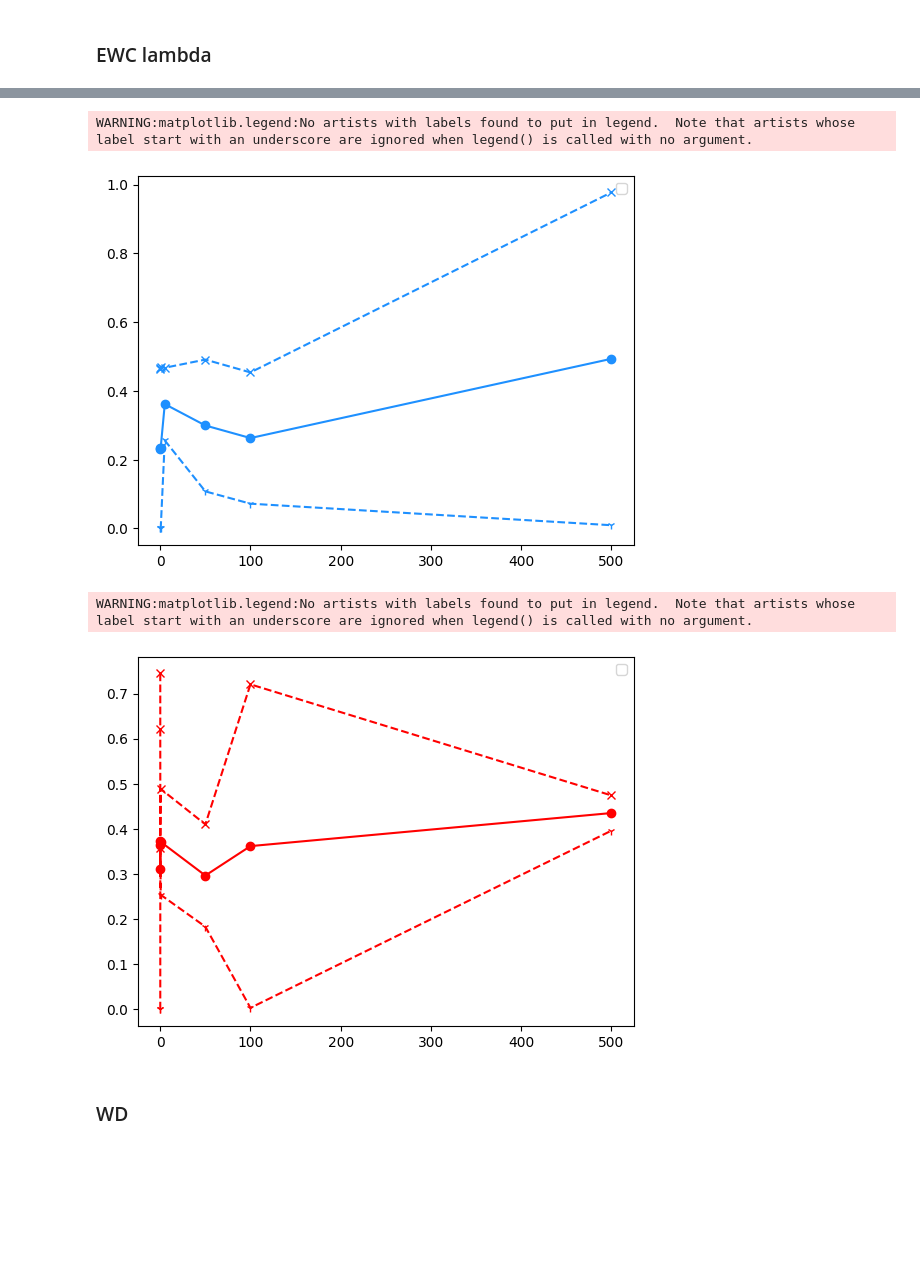
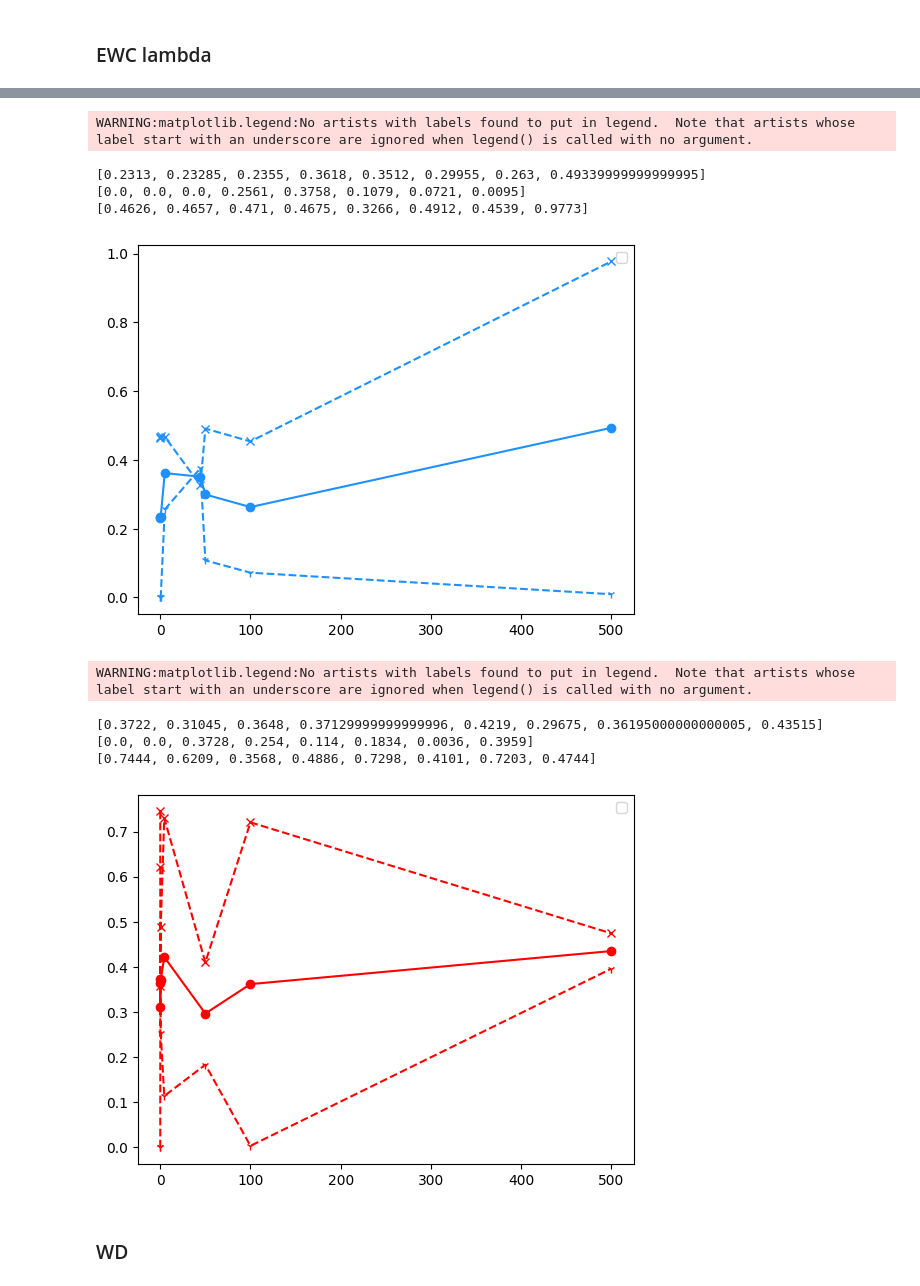
Before and after one commit to itsmemala/FABR, a Jupyter notebook: CL_Metrics.ipynb, the cells around one changed output, grey strips where cells are left out. Drawn from its saved outputs; the diff is of its cells as text; code cells hidden in the pictures; blank space fills up the shorter version.

Commit message:
Collas prep updates

```diff
--- a/CL_Metrics.ipynb
+++ b/CL_Metrics.ipynb
@@ -599,6 +644,9 @@ paths_ancl = ['/content/gdrive/MyDrive/Collas24/IntentSH_EWCMax_wlast_2tasks/'
               ,'/content/gdrive/MyDrive/Collas24/IntentSH_EWCMax_wlast_2tasks.5/'
               ,'/content/gdrive/MyDrive/Collas24/IntentSH_EWCMax_wlast_2tasks.6/'
               ]
+x_vals = [0.00001, 0.001, 0.01, 0.02, 0.22, 50, 100, 500] # x 10^5
+# 0.001, 100 (x 10^5)
+
 for rand_idx,color in zip([0],['gold']):
     l1 = []
     l2 = []
@@ -614,9 +662,13 @@ for rand_idx,color in zip([0],['gold']):
         l2.append(get_oldtask(ypath))
         l3.append(get_newtask(ypath))
 
-    plt.plot([0.00001, 0.001, 0.01, 0.02, 1.67, 50, 100, 500], l1, marker='o', color=color)
-    plt.plot([0.00001, 0.001, 0.01, 0.02, 1.67, 50, 100, 500], l2, '--', marker='1', color=color)
-    plt.plot([0.00001, 0.001, 0.01, 0.02, 1.67, 50, 100, 500], l3, '--', marker='x', color=color)
+    plt.plot(x_vals, l1, marker='o', color=color)
+    plt.plot(x_vals, l2, '--', marker='1', color=color)
+    plt.plot(x_vals, l3, '--', marker='x', color=color)
+
+print(l1)
+print(l2)
+print(l3)
 
 plt.legend()
 plt.show()
@@ -633,6 +688,9 @@ paths_ancl = ['/content/gdrive/MyDrive/Collas24/IntentSH_EWCMax_wlast_2tasks/'
               ,'/content/gdrive/MyDrive/Collas24/IntentSH_EWCMax_wlast_2tasks.5/'
               ,'/content/gdrive/MyDrive/Collas24/IntentSH_EWCMax_wlast_2tasks.6/'
               ]
+x_vals = [0.00001, 0.001, 0.5, 5, 44.44, 50, 100, 500] # x 10^5
+# 5, 44.44
+
 for rand_idx,color in zip([3],['dodgerblue']):
     l1 = []
     l2 = []
@@ -648,48 +706,66 @@ for rand_idx,color in zip([3],['dodgerblue']):
         l2.append(get_oldtask(ypath))
         l3.append(get_newtask(ypath))
 
-    plt.plot([0.00001, 0.001, 0.5, 5, 50, 100, 500], l1, marker='o', color=color)
-    plt.plot([0.00001, 0.001, 0.5, 5, 50, 100, 500], l2, '--', marker='1', color=color)
-    plt.plot([0.00001, 0.001, 0.5, 5, 50, 100, 500], l3, '--', marker='x', color=color)
+    plt.plot(x_vals, l1, marker='o', color=color)
+    plt.plot(x_vals, l2, '--', marker='1', color=color)
+    plt.plot(x_vals, l3, '--', marker='x', color=color)
+
+print(l1)
+print(l2)
+print(l3)
 
 plt.legend()
 plt.show()
 # %% [output]
 WARNING:matplotlib.legend:No artists with labels found to put in legend.  Note that artists whose label start with an underscore are ignored when legend() is called with no argument.
+[0.2313, 0.23285, 0.2355, 0.3618, 0.3512, 0.29955, 0.263, 0.49339999999999995]
+[0.0, 0.0, 0.0, 0.2561, 0.3758, 0.1079, 0.0721, 0.0095]
+[0.4626, 0.4657, 0.471, 0.4675, 0.3266, 0.4912, 0.4539, 0.9773]
-[figure, old version]
+[figure, new version]
 # %%
 paths_ancl = ['/content/gdrive/MyDrive/Collas24/IntentSH_EWCMax_wlast_2tasks/'
               ,'/content/gdrive/MyDrive/Collas24/IntentSH_EWCMax_wlast_2tasks.2/'
               ,'/content/gdrive/MyDrive/Collas24/IntentSH_EWCMax_wlast_2tasks.11/'
               ,'/content/gdrive/MyDrive/Collas24/IntentSH_EWCMax_wlast_2tasks.9/'
+              ,'/content/gdrive/MyDrive/Collas24/IntentSH_EWCMax_wlast_2tasks.14/'
               ,'/content/gdrive/MyDrive/Collas24/IntentSH_EWCMax_wlast_2tasks.4/'
               ,'/content/gdrive/MyDrive/Collas24/IntentSH_EWCMax_wlast_2tasks.5/'
               ,'/content/gdrive/MyDrive/Collas24/IntentSH_EWCMax_wlast_2tasks.6/'
               ]
+x_vals = [0.00001, 0.001, 0.05, 0.5, 4.44, 50, 100, 500] # x 10^5
+# 0.05, 0.5, 500
+
 for rand_idx,color in zip([6],['red']):
     l1 = []
     l2 = []
     l3 = []
     for path in paths_ancl:
         expt = 'random'+str(rand_idx)+'_seed0_task1'
         # x = np.loadtxt(path+expt+'wd.txt', dtype=float)
 
         ypath = path + get_res_fname(rand_idx,path)
 
         l1.append(get_overall_f1(ypath))
         # l2.append(get_forgetting(ypath))
         l2.append(get_oldtask(ypath))
         l3.append(get_newtask(ypath))
 
-    plt.plot([0.00001, 0.001, 0.05, 0.5, 50, 100, 500], l1, marker='o', color=color)
-    plt.plot([0.00001, 0.001, 0.05, 0.5,  50, 100, 500], l2, '--', marker='1', color=color)
-    plt.plot([0.00001, 0.001, 0.05, 0.5,  50, 100, 500], l3, '--', marker='x', color=color)
+    plt.plot(x_vals, l1, marker='o', color=color)
+    plt.plot(x_vals, l2, '--', marker='1', color=color)
+    plt.plot(x_vals, l3, '--', marker='x', color=color)
+
+print(l1)
+print(l2)
+print(l3)
 
 plt.legend()
 plt.show()
 # %% [output]
 WARNING:matplotlib.legend:No artists with labels found to put in legend.  Note that artists whose label start with an underscore are ignored when legend() is called with no argument.
+[0.3722, 0.31045, 0.3648, 0.37129999999999996, 0.4219, 0.29675, 0.36195000000000005, 0.43515]
+[0.0, 0.0, 0.3728, 0.254, 0.114, 0.1834, 0.0036, 0.3959]
+[0.7444, 0.6209, 0.3568, 0.4886, 0.7298, 0.4101, 0.7203, 0.4744]
-[figure, old version]
+[figure, new version]
 # %%
 # y_aux, y_old = [], []
 # for i,(path, m) in enumerate(zip(paths,markers)):
```
Also changed, not shown: parts of 7 cells of this notebook, 11 other files.
